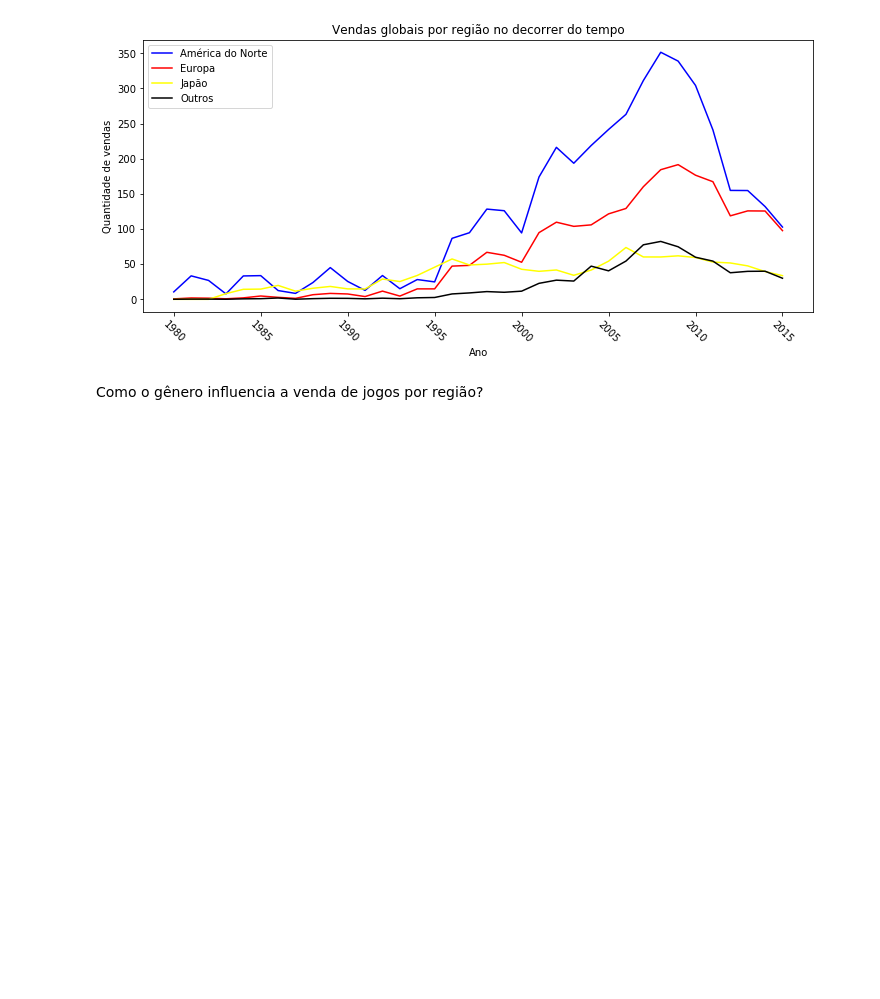
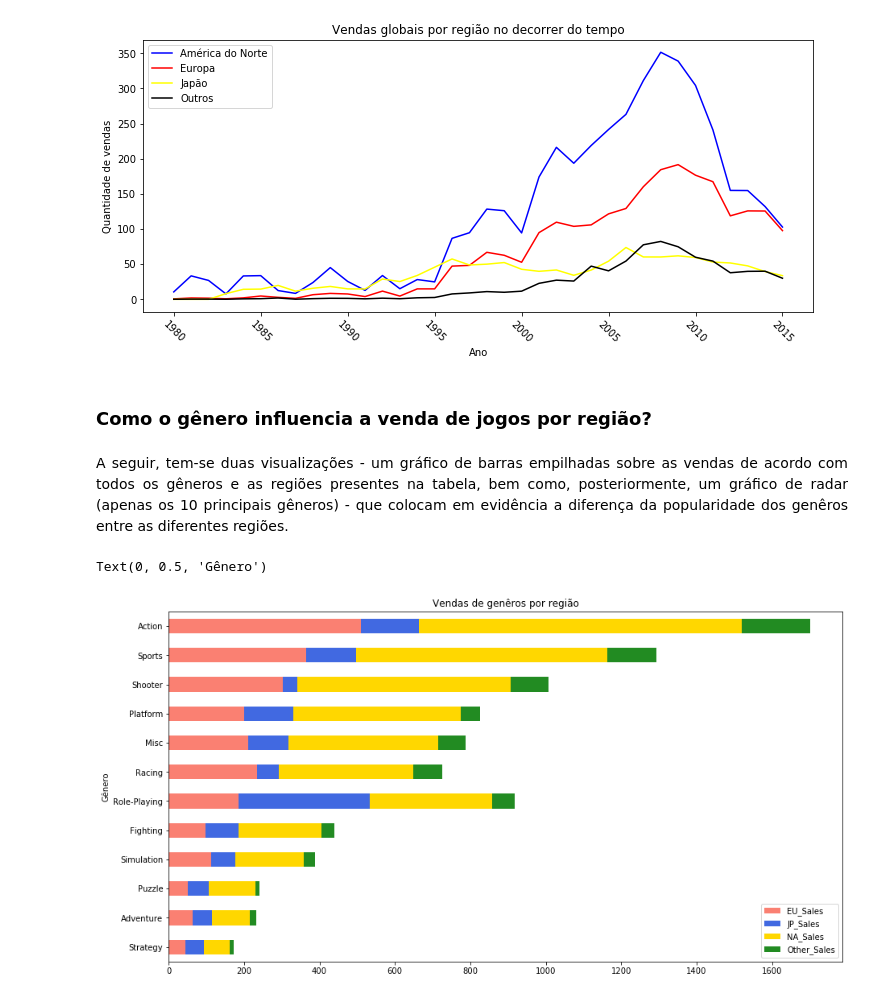
Before and after one commit to VanessaWille/visualizacao_vgsales, a Jupyter notebook: Vanessa.ipynb, the cells around one changed output. Saved outputs shown, nothing was run; the diff lists cells and outputs as text; code cells hidden in the pictures; blank space fills up the shorter version.

```diff
--- a/Vanessa.ipynb
+++ b/Vanessa.ipynb
@@ -315,7 +324,26 @@ plt.show()
 # %% [output]
 [figure]
 # %% [markdown]
-Como o gênero influencia a venda de jogos por região?
+### Como o gênero influencia a venda de jogos por região?
+# %% [markdown]
+<p style='text-align: justify;'> A seguir, tem-se duas visualizações - um gráfico de barras empilhadas sobre as vendas de acordo com todos os gêneros e as regiões presentes na tabela, bem como, posteriormente, um gráfico de radar (apenas os 10 principais gêneros) - que colocam em evidência a diferença da popularidade dos genêros entre as diferentes regiões.
+# %%
+var = df.groupby(['Genre']).sum()
+var
+#Organizando Dados
+df2 = df[df.columns.difference(['Rank', 'Year', 'Global_Sales'])]
+
+var = df2.groupby(['Genre']).sum().sort_values('NA_Sales', ascending=True)
+#Plotando Gráfico
+var.plot(kind='barh',
+                   stacked=True,
+                   color=['salmon','royalblue','gold','forestgreen','pink','crimson','cyan','slategray','midnightblue','darkred','burlywood','darkolivegreen'],
+                   grid=False,
+                   figsize=(15,8),title="Vendas de genêros por região")
+plt.ylabel('Gênero')
+# %% [output]
+Text(0, 0.5, 'Gênero')
+[figure, added]
 # %%
 #Definindo as vendas de acordo com o gênero e por região
 
```
Also changed, not shown: parts of 15 cells of this notebook, 1 other file.
